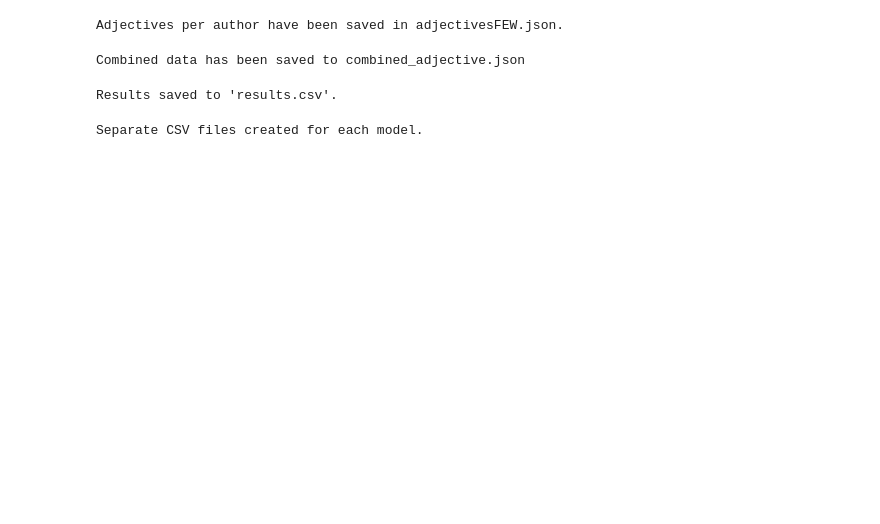
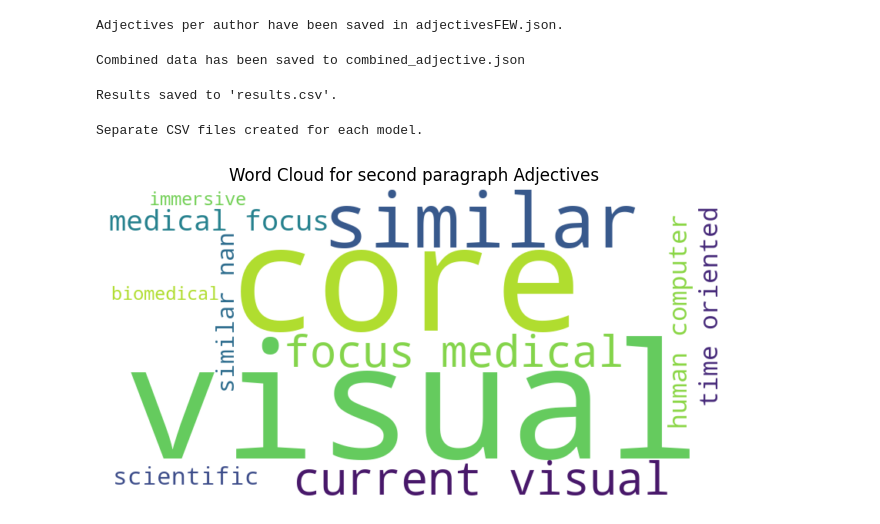
Before and after one commit to jonidamukaj/testing_LLMs, a Jupyter notebook: main/paragraph2/Adjectives/adjGenerate.ipynb, the cells around one changed output. Cells and saved outputs as stored; diff of their text form; code cells hidden in the pictures; blank space fills up the shorter version.

```diff
--- a/main/paragraph2/Adjectives/adjGenerate.ipynb
+++ b/main/paragraph2/Adjectives/adjGenerate.ipynb
@@ -159,3 +159,29 @@ for model in models:
 print("Separate CSV files created for each model.")
 # %% [output]
 Separate CSV files created for each model.
+# %%
+import matplotlib.pyplot as plt
+from wordcloud import WordCloud
+import pandas as pd
+
+# Load the data from the CSV file
+data = pd.read_csv("results.csv")
+
+# Convert values in "Top_Adjective_1" and "Top_Adjective_2" columns to strings
+data["Top_Adjective_1"] = data["Top_Adjective_1"].astype(str)
+data["Top_Adjective_2"] = data["Top_Adjective_2"].astype(str)
+
+# Combine adjectives from all rows
+all_adjectives = ' '.join(data["Top_Adjective_1"] + ' ' + data["Top_Adjective_2"])
+
+# Create a WordCloud object
+wordcloud = WordCloud(width=800, height=400, background_color='white').generate(all_adjectives)
+
+# Plot the word cloud
+plt.figure(figsize=(8, 4))
+plt.imshow(wordcloud, interpolation='bilinear')
+plt.title("Word Cloud for second paragraph Adjectives")
+plt.axis("off")
+plt.show()
+# %% [output]
+[figure, added]
```
Also changed, not shown: 9 other files.
